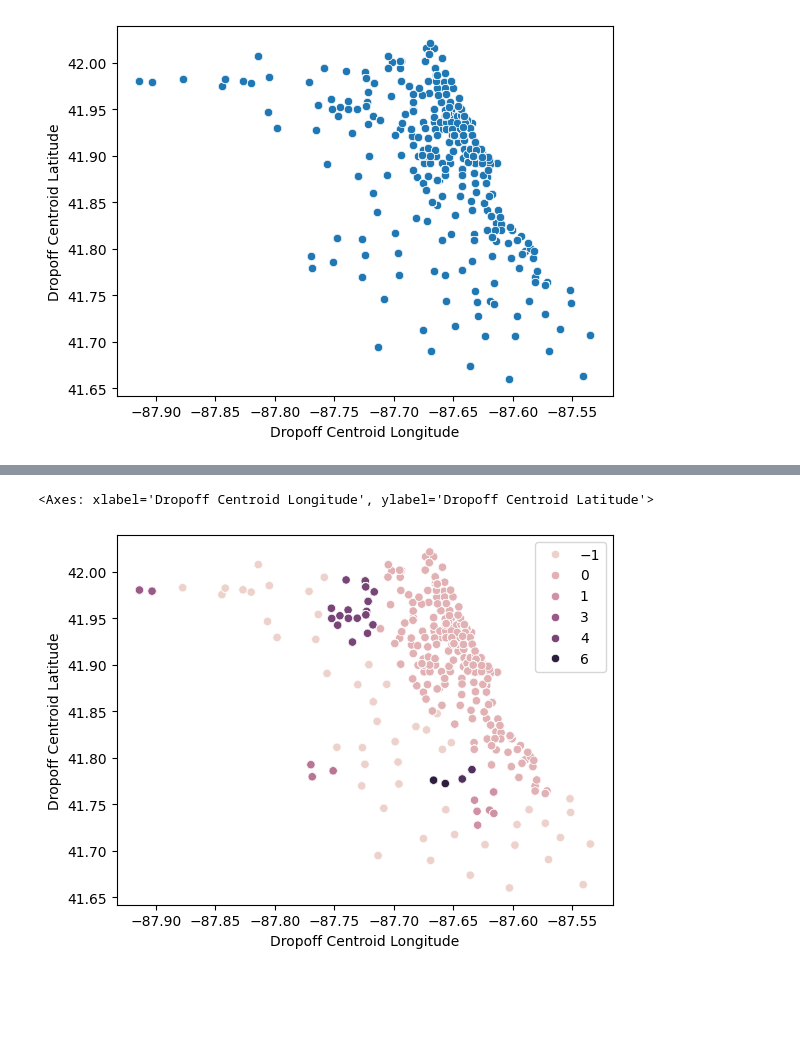
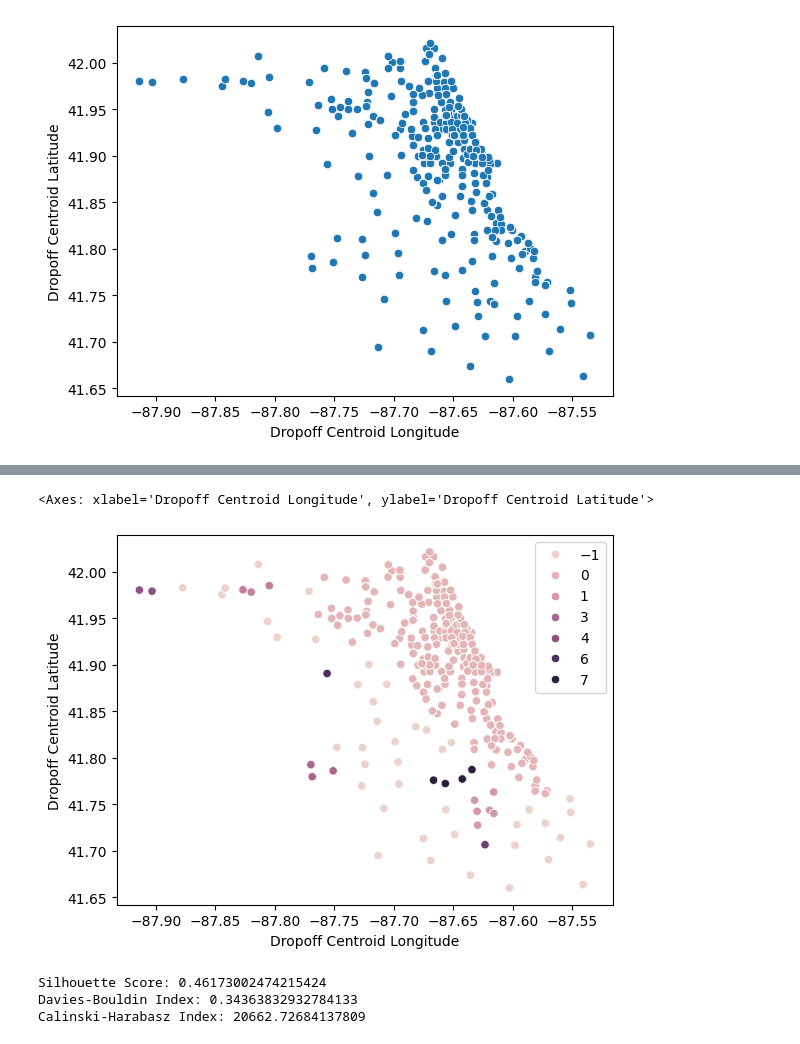
Before and after one commit to USFCA-CS663-Spring2024/kmeans-jcai28, a Jupyter notebook: Assignment 2 - Clustering.ipynb, the cells around one changed output, grey strips where cells are left out. Saved outputs shown, nothing was run; the diff lists cells and outputs as text; code cells hidden in the pictures; blank space fills up the shorter version.

```diff
--- a/Assignment 2 - Clustering.ipynb
+++ b/Assignment 2 - Clustering.ipynb
@@ -243,11 +249,35 @@ inertias.plot()
 # %%
+# Cluster use DBSCAN
+
 from sklearn.cluster import DBSCAN
 max_dist = 0.3
-hoodsize= 500
+hoodsize= 300
 cluster = DBSCAN(eps=max_dist, min_samples=hoodsize)
 cluster.fit(x)
 
 sns.scatterplot(data=work_df, x=work_df['Dropoff Centroid Longitude'], y=work_df['Dropoff Centroid Latitude'], hue=cluster.labels_)
 # %% [output]
 <Axes: xlabel='Dropoff Centroid Longitude', ylabel='Dropoff Centroid Latitude'>
-[figure, old version]
+[figure, new version]
+# %%
+# Performance metrics for DBSCAN
+
+x_no_outliers = [x[i] for i in range(len(x)) if cluster.labels_[i]!=-1]
+lables_no_outlier = [l for l in cluster.labels_ if l !=-1]
+
+# Calculate the Silhouette Score
+silhouette = silhouette_score(x_no_outliers, lables_no_outlier)
+
+# Calculate the Davies-Bouldin Index
+davies_bouldin = davies_bouldin_score(x_no_outliers, lables_no_outlier)
+
+# Calculate the Variance Ratio Criterion (Calinski-Harabasz Index)
+calinski_harabasz = calinski_harabasz_score(x_no_outliers, lables_no_outlier)
+
+print(f"Silhouette Score: {silhouette}")
+print(f"Davies-Bouldin Index: {davies_bouldin}")
+print(f"Calinski-Harabasz Index: {calinski_harabasz}")
+# %% [output]
+Silhouette Score: 0.46173002474215424
+Davies-Bouldin Index: 0.34363832932784133
+Calinski-Harabasz Index: 20662.72684137809
```
Also changed, not shown: parts of 34 cells of this notebook, 1 other file.
